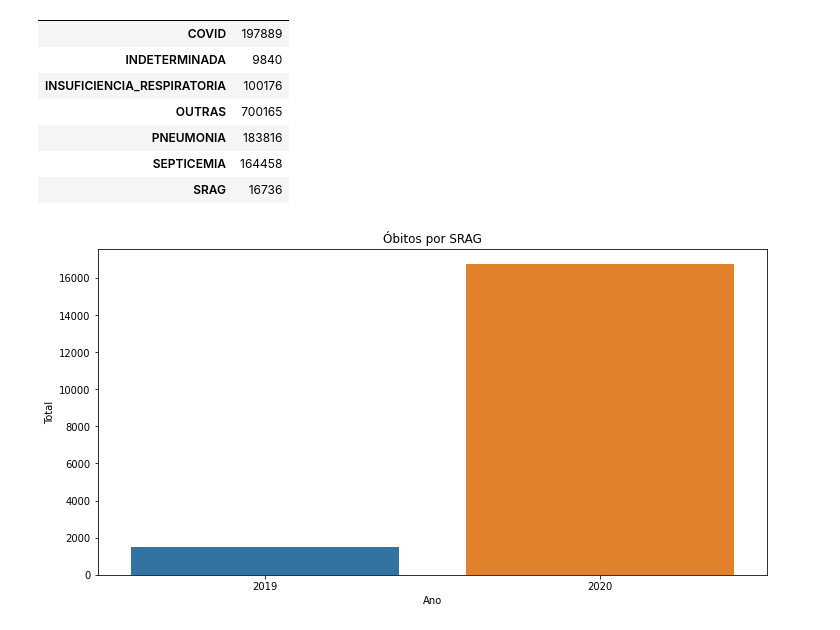
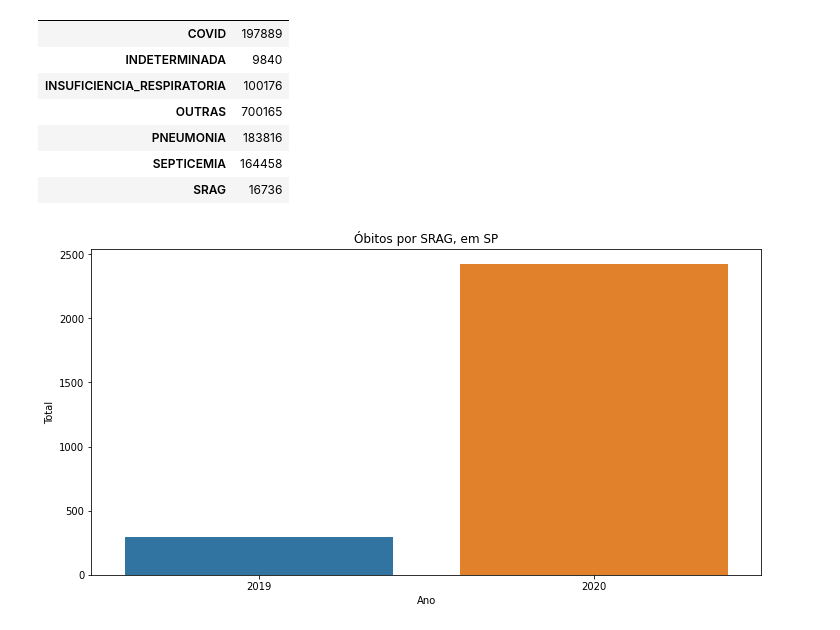
Before and after one commit to ricardopeloi/analise_covid, a Jupyter notebook: notebooks/analise_obitos_covid.ipynb, the cells around one changed output. Cells and saved outputs as stored; diff of their text form; code cells hidden in the pictures.

```diff
--- a/notebooks/analise_obitos_covid.ipynb
+++ b/notebooks/analise_obitos_covid.ipynb
@@ -69,19 +69,42 @@ dados2020.groupby("tipo_doenca").sum()
 | SEPTICEMIA | 164458 |
 | SRAG | 16736 |
 # %%
-def graficoComparativo(totalUm, totalDois, causa):
-    lista = [int(totalUm.loc[causa]), int(totalDois.loc[causa])]
+def graficoComparativo(dadosUm, dadosDois, causa = "todas", estado = "todos"):
+    if (estado == "todos") * (causa == "todas"):
+        totalUm = dados2019["total"].sum()
+        totalDois = dados2020["total"].sum()
+        lista = [int(totalUm), int(totalDois)]
+        causa = "todas as causas"
+        estado = "todos os estados"
+
+    elif estado == "todos":
+        totalUm = dadosUm.groupby(["tipo_doenca"]).sum()
+        totalDois = dadosDois.groupby(["tipo_doenca"]).sum()
+        lista = [int(totalUm.loc[causa]), int(totalDois.loc[causa])]
+        estado = "todos os estados"
+
+    elif causa == "todas":
+        totalUm = dadosUm.groupby(["uf"]).sum()
+        totalDois = dadosDois.groupby(["uf"]).sum()
+        lista = [int(totalUm.loc[estado]), int(totalDois.loc[estado])]
+        causa = "todas as causas"
+
+    else:
+        totalUm = dadosUm.groupby(["tipo_doenca", "uf"]).sum()
+        totalDois = dadosDois.groupby(["tipo_doenca", "uf"]).sum()
+        lista = [int(totalUm.loc[causa, estado]), int(totalDois.loc[causa, estado])]
 
     dados = pd.DataFrame({"Total": lista, "Ano": [2019, 2020]})
 
     plt.figure(figsize=(12,6))
     sns.barplot(x = "Ano", y = "Total", data = dados)
 
-    plt.title(f"Óbitos por {causa}")
+    plt.title(f"Óbitos por {causa}, em {estado}")
     plt.show()
 
     return dados
 
-graficoComparativo(dados2019.groupby("tipo_doenca").sum(), dados2020.groupby("tipo_doenca").sum(), "SRAG");
+
+graficoComparativo(dados2019, dados2020, causa = "SRAG", estado = "SP");
 # %% [output]
-[figure, old version]
+[figure, new version]
```
Also changed, not shown: parts of 3 cells of this notebook, 1 other file.
